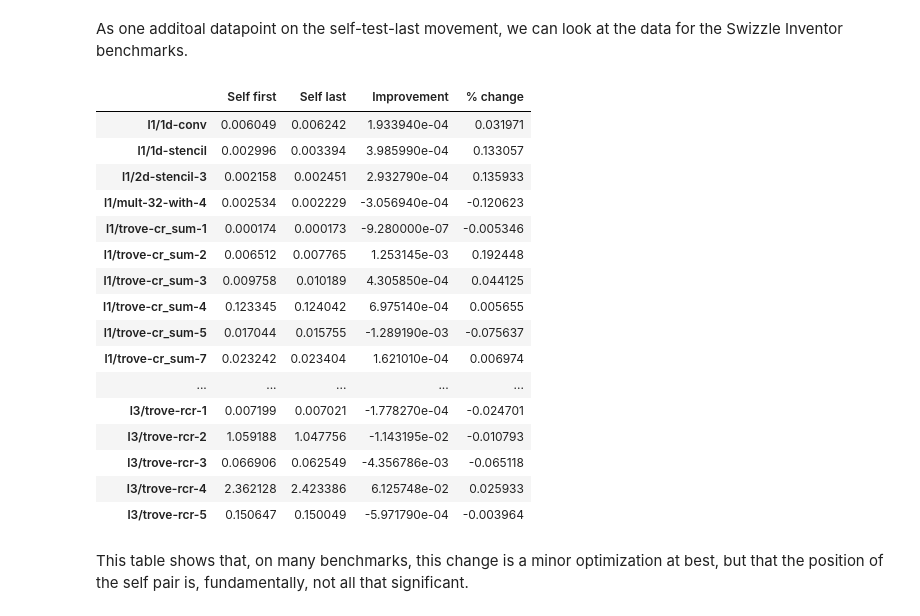
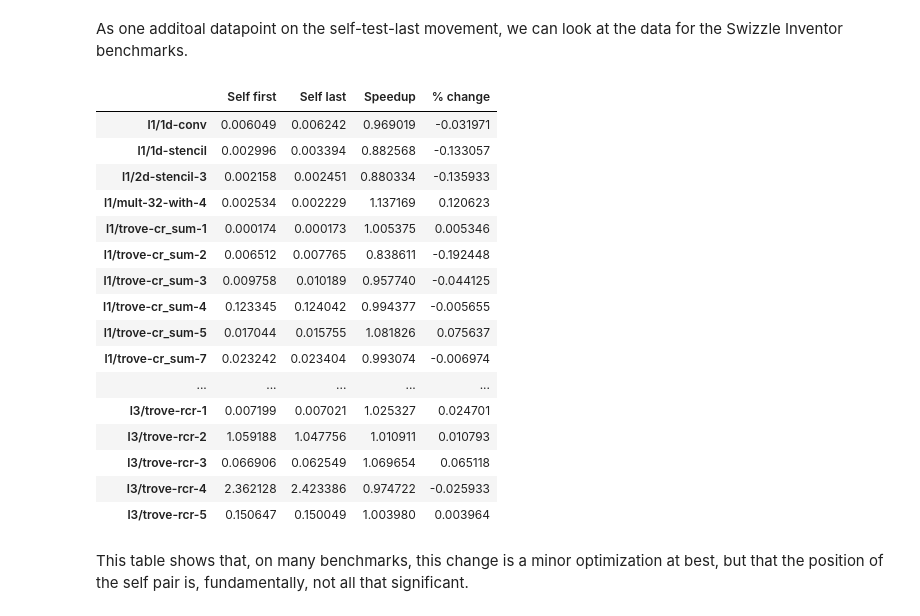
Before and after one commit to krzysz00/swizzleflow, a Jupyter notebook: notebooks/2020-01-08-pruning-stats-and-symmetry-break.ipynb, the cells around one changed output. Cells and saved outputs as stored; diff of their text form; code cells hidden in the pictures.

Commit message:
Add more table fields to notebook

```diff
--- a/notebooks/2020-01-08-pruning-stats-and-symmetry-break.ipynb
+++ b/notebooks/2020-01-08-pruning-stats-and-symmetry-break.ipynb
@@ -153,29 +173,30 @@ As one additoal datapoint on the self-test-last movement, we can look at the dat
 # %%
 swinv_times_bench = pd.DataFrame({
     "Self first": extraction.search_info(self_pair_first_times_raw)["time"],
     "Self last": extraction.search_info(self_pair_last_times_raw)["time"]})
 swinv_times_bench.dropna(inplace=True)
-swinv_times_bench["Improvement"] = swinv_times_bench["Self last"] - swinv_times_bench["Self first"]
-swinv_times_bench["% change"] = swinv_times_bench["Improvement"] / swinv_times_bench["Self first"]
+swinv_times_bench["Speedup"] = swinv_times_bench["Self first"] / swinv_times_bench["Self last"]
+swinv_times_bench["% change"] =\
+  (swinv_times_bench["Self first"] - swinv_times_bench["Self last"]) / swinv_times_bench["Self first"]
 swinv_times_bench
 # %% [output]
-|  | Self first | Self last | Improvement | % change |
-| l1/1d-conv | 0.006049 | 0.006242 | 1.933940e-04 | 0.031971 |
-| l1/1d-stencil | 0.002996 | 0.003394 | 3.985990e-04 | 0.133057 |
-| l1/2d-stencil-3 | 0.002158 | 0.002451 | 2.932790e-04 | 0.135933 |
-| l1/mult-32-with-4 | 0.002534 | 0.002229 | -3.056940e-04 | -0.120623 |
-| l1/trove-cr_sum-1 | 0.000174 | 0.000173 | -9.280000e-07 | -0.005346 |
-| l1/trove-cr_sum-2 | 0.006512 | 0.007765 | 1.253145e-03 | 0.192448 |
-| l1/trove-cr_sum-3 | 0.009758 | 0.010189 | 4.305850e-04 | 0.044125 |
-| l1/trove-cr_sum-4 | 0.123345 | 0.124042 | 6.975140e-04 | 0.005655 |
-| l1/trove-cr_sum-5 | 0.017044 | 0.015755 | -1.289190e-03 | -0.075637 |
-| l1/trove-cr_sum-7 | 0.023242 | 0.023404 | 1.621010e-04 | 0.006974 |
+|  | Self first | Self last | Speedup | % change |
+| l1/1d-conv | 0.006049 | 0.006242 | 0.969019 | -0.031971 |
+| l1/1d-stencil | 0.002996 | 0.003394 | 0.882568 | -0.133057 |
+| l1/2d-stencil-3 | 0.002158 | 0.002451 | 0.880334 | -0.135933 |
+| l1/mult-32-with-4 | 0.002534 | 0.002229 | 1.137169 | 0.120623 |
+| l1/trove-cr_sum-1 | 0.000174 | 0.000173 | 1.005375 | 0.005346 |
+| l1/trove-cr_sum-2 | 0.006512 | 0.007765 | 0.838611 | -0.192448 |
+| l1/trove-cr_sum-3 | 0.009758 | 0.010189 | 0.957740 | -0.044125 |
+| l1/trove-cr_sum-4 | 0.123345 | 0.124042 | 0.994377 | -0.005655 |
+| l1/trove-cr_sum-5 | 0.017044 | 0.015755 | 1.081826 | 0.075637 |
+| l1/trove-cr_sum-7 | 0.023242 | 0.023404 | 0.993074 | -0.006974 |
 | ... | ... | ... | ... | ... |
-| l3/trove-rcr-1 | 0.007199 | 0.007021 | -1.778270e-04 | -0.024701 |
-| l3/trove-rcr-2 | 1.059188 | 1.047756 | -1.143195e-02 | -0.010793 |
-| l3/trove-rcr-3 | 0.066906 | 0.062549 | -4.356786e-03 | -0.065118 |
-| l3/trove-rcr-4 | 2.362128 | 2.423386 | 6.125748e-02 | 0.025933 |
-| l3/trove-rcr-5 | 0.150647 | 0.150049 | -5.971790e-04 | -0.003964 |
+| l3/trove-rcr-1 | 0.007199 | 0.007021 | 1.025327 | 0.024701 |
+| l3/trove-rcr-2 | 1.059188 | 1.047756 | 1.010911 | 0.010793 |
+| l3/trove-rcr-3 | 0.066906 | 0.062549 | 1.069654 | 0.065118 |
+| l3/trove-rcr-4 | 2.362128 | 2.423386 | 0.974722 | -0.025933 |
+| l3/trove-rcr-5 | 0.150647 | 0.150049 | 1.003980 | 0.003964 |
 # %% [markdown]
 This table shows that, on many benchmarks, this change is a minor optimization at best, but that the position of the self pair is, fundamentally, not all that significant.
 # %% [markdown]
```
Also changed, not shown: parts of 2 cells of this notebook.
